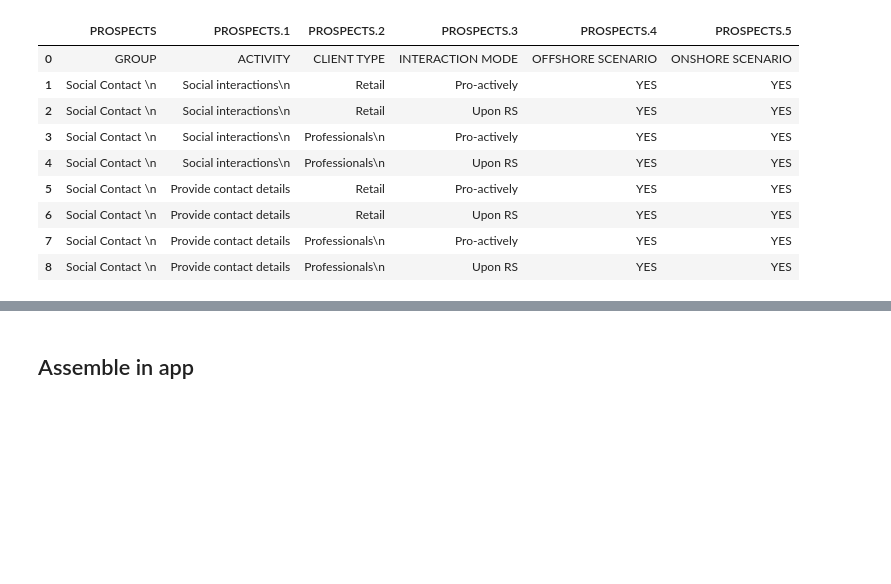
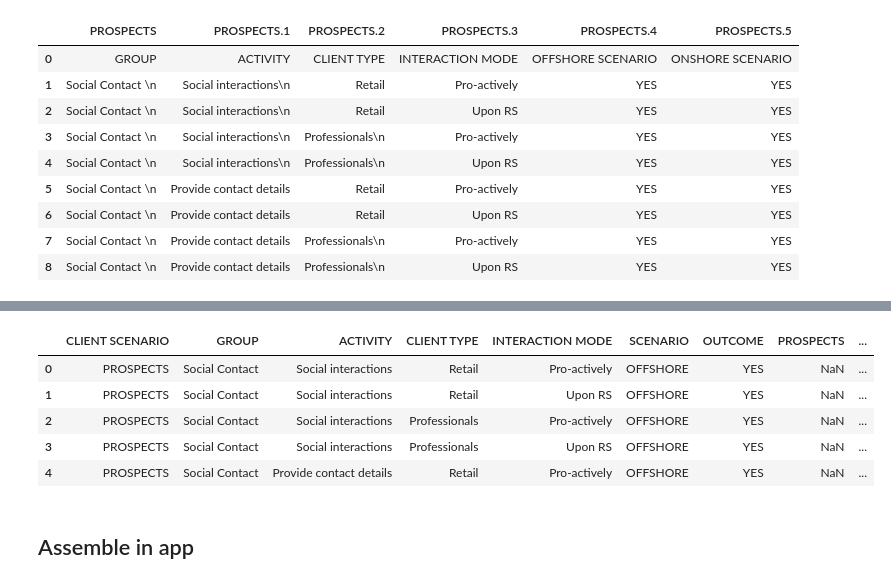
Before and after one commit to milanjelisavcic/totalconverter, a Jupyter notebook: notebooks/sandbox.ipynb, the cells around one changed output, grey strips where cells are left out. Saved outputs shown, nothing was run; the diff lists cells and outputs as text; code cells hidden in the pictures; blank space fills up the shorter version.

```diff
--- a/notebooks/sandbox.ipynb
+++ b/notebooks/sandbox.ipynb
@@ -111,2 +219,11 @@ dfs[1]
+# %%
+read_docx_tables_v2(doc.tables[1:]).head()
+# %% [output]
+|  | CLIENT SCENARIO | GROUP | ACTIVITY | CLIENT TYPE | INTERACTION MODE | SCENARIO | OUTCOME | PROSPECTS | ... |
+| 0 | PROSPECTS | Social Contact | Social interactions | Retail | Pro-actively | OFFSHORE | YES | NaN | ... |
+| 1 | PROSPECTS | Social Contact | Social interactions | Retail | Upon RS | OFFSHORE | YES | NaN | ... |
+| 2 | PROSPECTS | Social Contact | Social interactions | Professionals | Pro-actively | OFFSHORE | YES | NaN | ... |
+| 3 | PROSPECTS | Social Contact | Social interactions | Professionals | Upon RS | OFFSHORE | YES | NaN | ... |
+| 4 | PROSPECTS | Social Contact | Provide contact details | Retail | Pro-actively | OFFSHORE | YES | NaN | ... |
 # %% [markdown]
 ## Assemble in app
```
Also changed, not shown: parts of 8 cells of this notebook.
